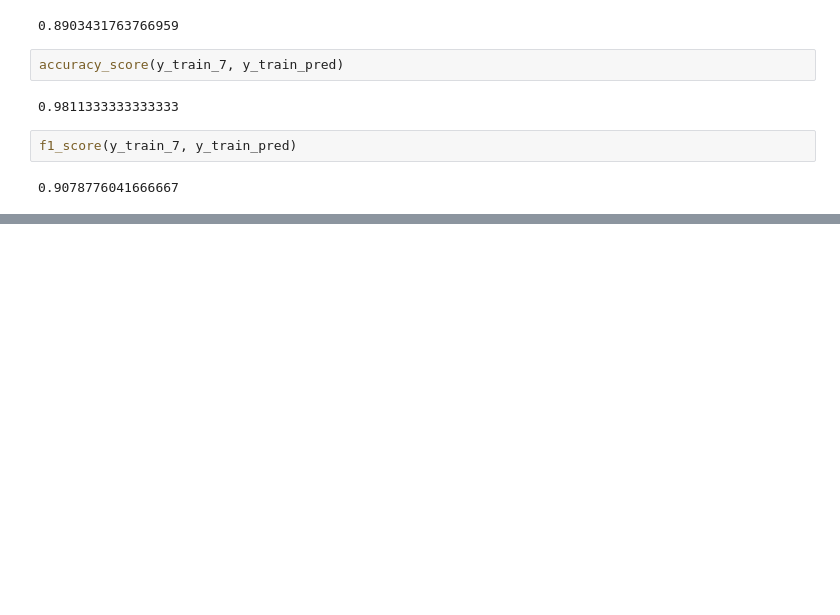
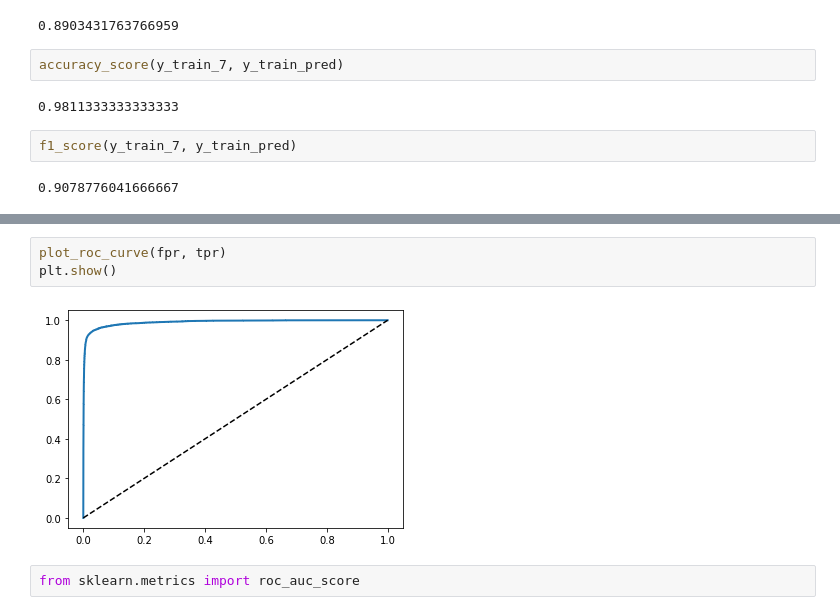
Before and after one commit to Knarik1/Ml-Sklearn-tutorials, a Jupyter notebook: Classification.ipynb, the cells around one changed output, grey strips where cells are left out. Cells and saved outputs as stored; diff of their text form; blank space fills up the shorter version.

```diff
--- a/Classification.ipynb
+++ b/Classification.ipynb
@@ -165,0 +226,7 @@ f1_score(y_train_7, y_train_pred)
+# %%
+plot_roc_curve(fpr, tpr)
+plt.show()
+# %% [output]
+[figure, added]
+# %%
+from sklearn.metrics import roc_auc_score
```
Also changed, not shown: parts of 50 cells of this notebook.
